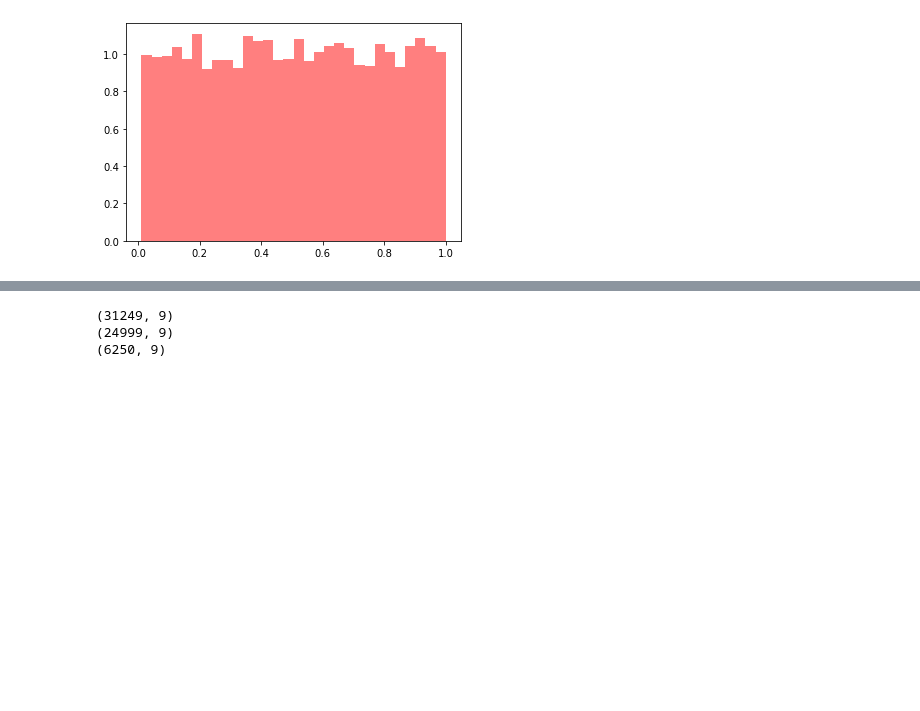
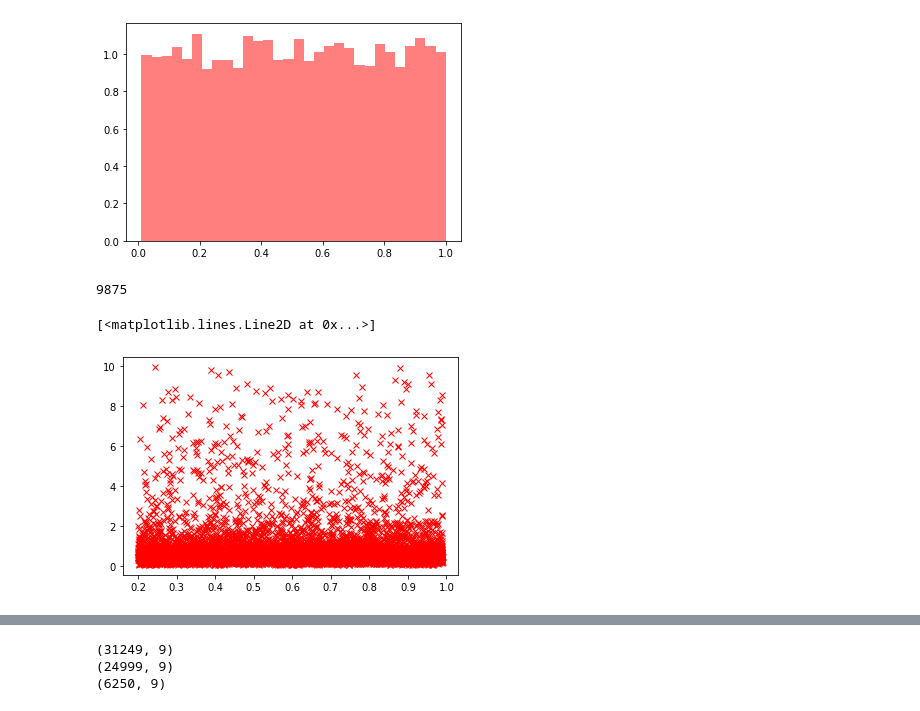
Before and after one commit to louisleclair/CS433_ML_project2, a Jupyter notebook: project2.ipynb, the cells around one changed output, grey strips where cells are left out. Saved outputs shown, nothing was run; the diff lists cells and outputs as text; code cells hidden in the pictures; blank space fills up the shorter version.

```diff
--- a/project2.ipynb
+++ b/project2.ipynb
@@ -157,3 +154,14 @@ print('mean =',mean,'||','std =', std)
 # %% [output]
 mean = 0.505 || std = 0.081675
 [figure]
+# %%
+y = df.iloc[:10000, 8].values
+y = y[y < 10]
+n = len(y)
+print(n)
+x0 = x0[:n]
+plt.plot(x0, y, 'rx')
+# %% [output]
+9875
+[<matplotlib.lines.Line2D at 0x...>]
+[figure, added]
```
Also changed, not shown: parts of 19 cells of this notebook, 1 other file.
